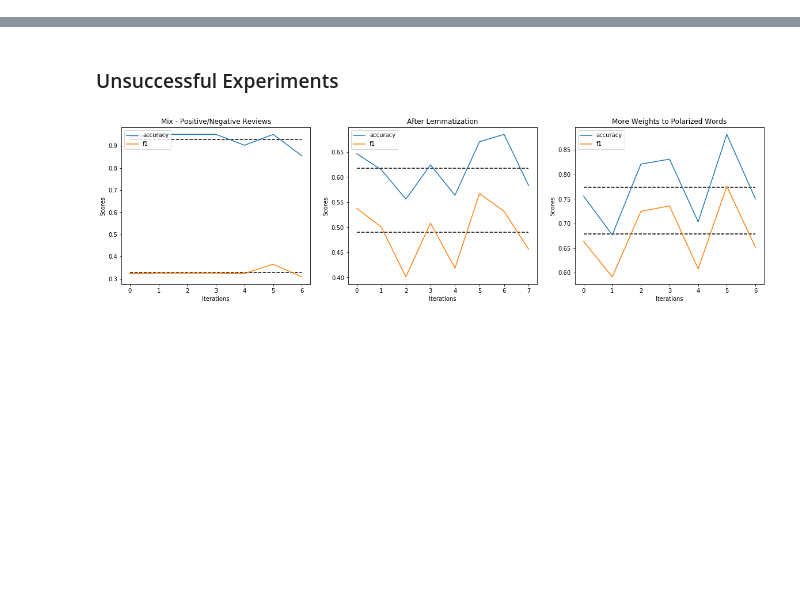
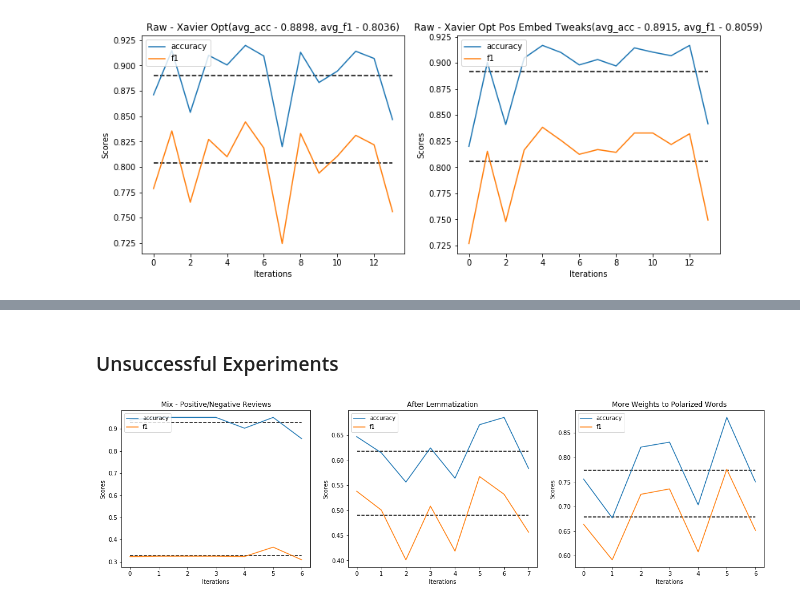
Before and after one commit to rmajumder/266finalproject, a Jupyter notebook: results/results_visualization.ipynb, the cells around one changed output, grey strips where cells are left out. Cells and saved outputs as stored; diff of their text form; code cells hidden in the pictures; blank space fills up the shorter version.

```diff
--- a/results/results_visualization.ipynb
+++ b/results/results_visualization.ipynb
@@ -99,3 +102,16 @@ draw_line_graph_acc_f1(max_acc_r, max_f1_r, 'Raw Data - Adam Optimizer',
+# %%
+test_acc_1, max_acc_1 = get_raw_200_40Iter('test_acc')
+test_f1s_1, max_f1_1 = get_raw_200_40Iter('test_f1')
+
+test_acc_2, max_acc_2 = get_pos_200_40Iter('test_acc')
+test_f1s_2, max_f1_2 = get_pos_200_40Iter('test_f1')
+
+draw_line_graph_acc_f1(max_acc_1, max_f1_1, 'Raw - Xavier Opt',
+                       max_acc_2, max_f1_2, 'Raw - Xavier Opt Pos Embed Tweaks',
+                       None, None, '',
+                       'Scores', 'Iterations')
+# %% [output]
+[figure, added]
 # %%
 def draw_line_graph_acc_loss_f1(acc, loss, prec, recal, f1, ylabel, xlabel):
     plt.clf()
```
Also changed, not shown: parts of 5 cells of this notebook, 53 other files.
